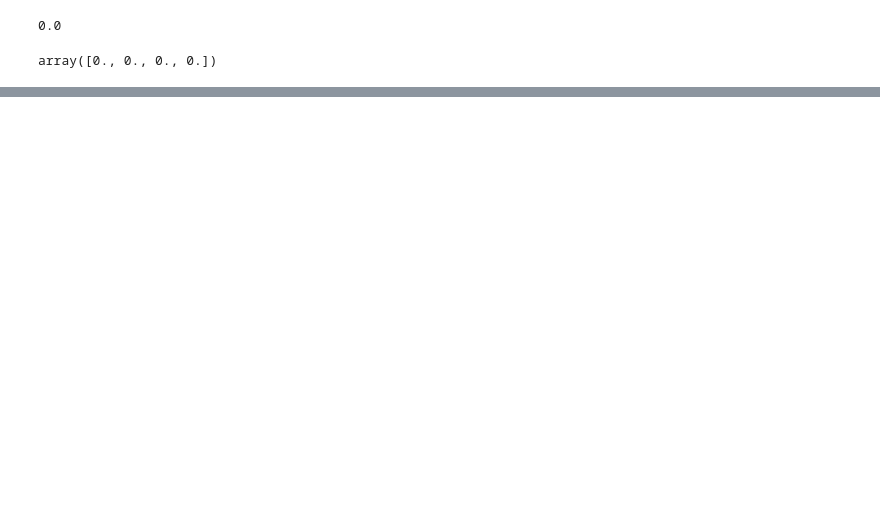
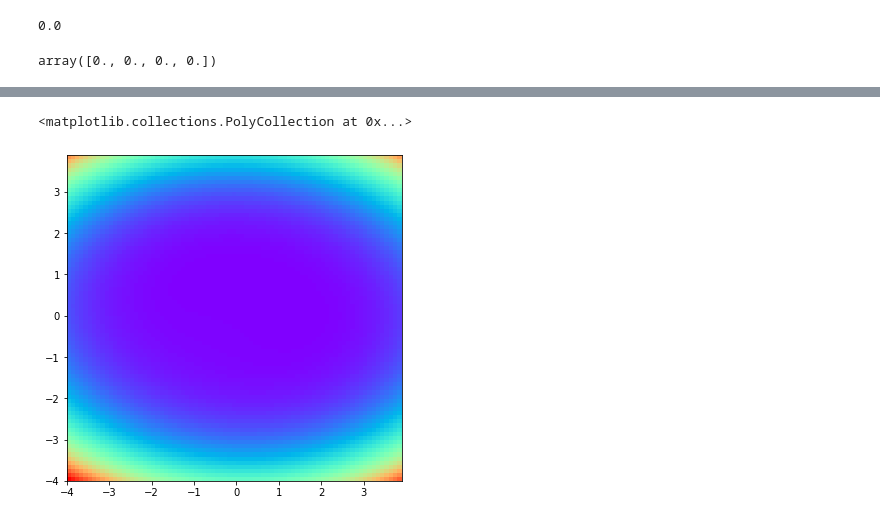
Before and after one commit to NaokiNakamichi/ML, a Jupyter notebook: GD/Untitled.ipynb, the cells around one changed output, grey strips where cells are left out. Drawn from its saved outputs; the diff is of its cells as text; code cells hidden in the pictures; blank space fills up the shorter version.

```diff
--- a/GD/Untitled.ipynb
+++ b/GD/Untitled.ipynb
@@ -34,0 +90,6 @@ array([0.7658185, 0.7658185])
+# %%
+fig, axes = plt.subplots(1,1, figsize=(6,6))
+axes.pcolor(X, Y, Z,cmap=plt.cm.rainbow)
+# %% [output]
+<matplotlib.collections.PolyCollection at 0x...>
+[figure, added]
```
Also changed, not shown: parts of 9 cells of this notebook, 2 other files.
